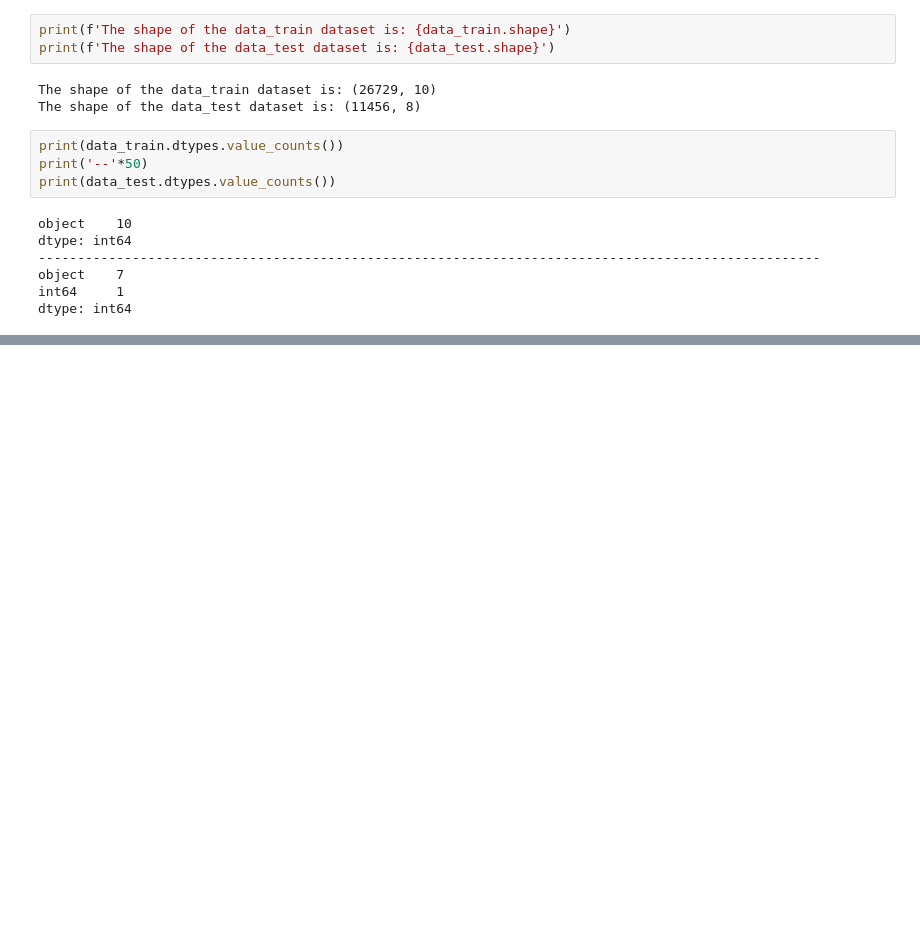
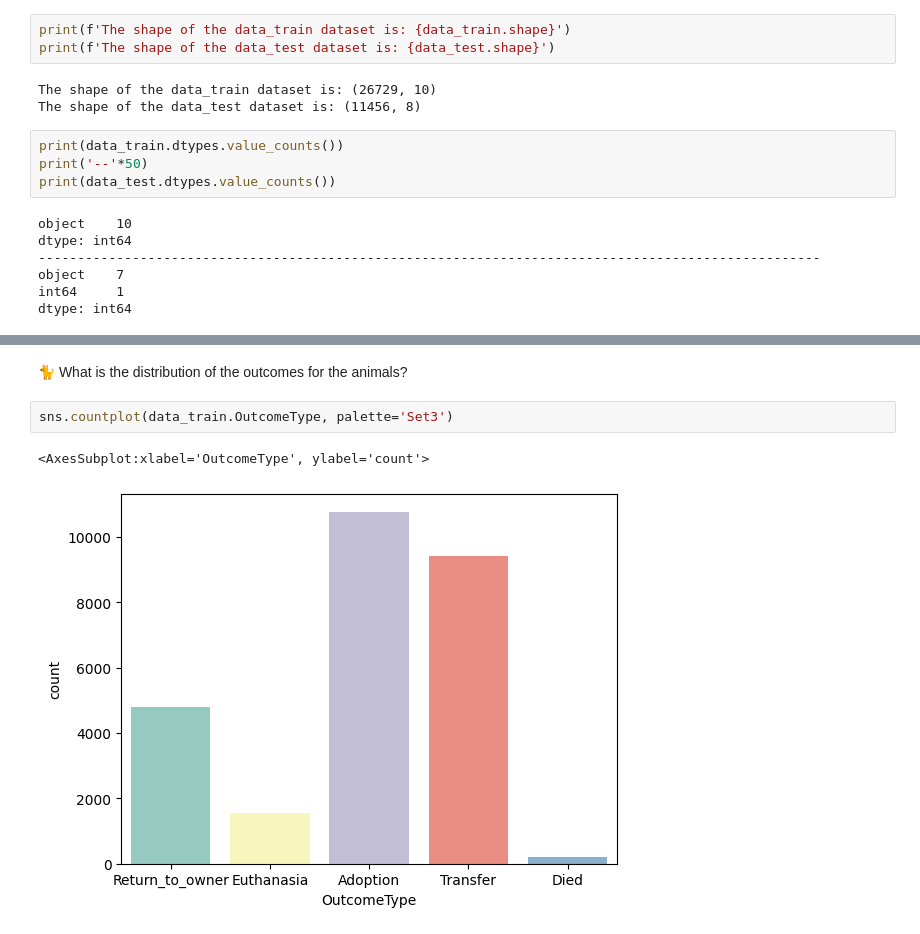
Before and after one commit to Clement733/animal_shelter_predi, a Jupyter notebook: animal_prediction.ipynb, the cells around one changed output, grey strips where cells are left out. Saved outputs shown, nothing was run; the diff lists cells and outputs as text; blank space fills up the shorter version.

```diff
--- a/animal_prediction.ipynb
+++ b/animal_prediction.ipynb
@@ -913,0 +88,7 @@ data_test_encoded
+# %% [markdown]
+🐈 What is the distribution of the outcomes for the animals?
+# %%
+sns.countplot(data_train.OutcomeType, palette='Set3')
+# %% [output]
+<AxesSubplot:xlabel='OutcomeType', ylabel='count'>
+[figure, added]
```
Also changed, not shown: parts of 106 cells of this notebook.
